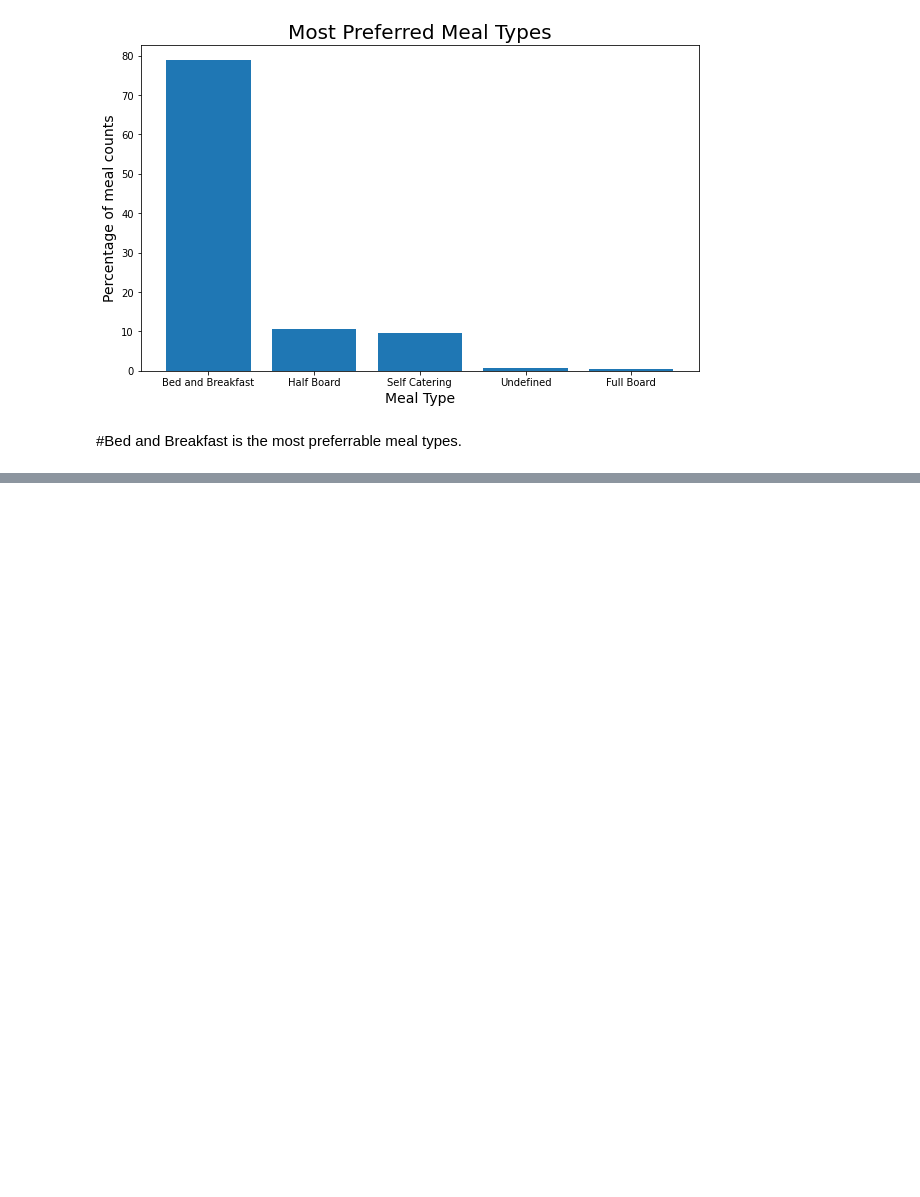
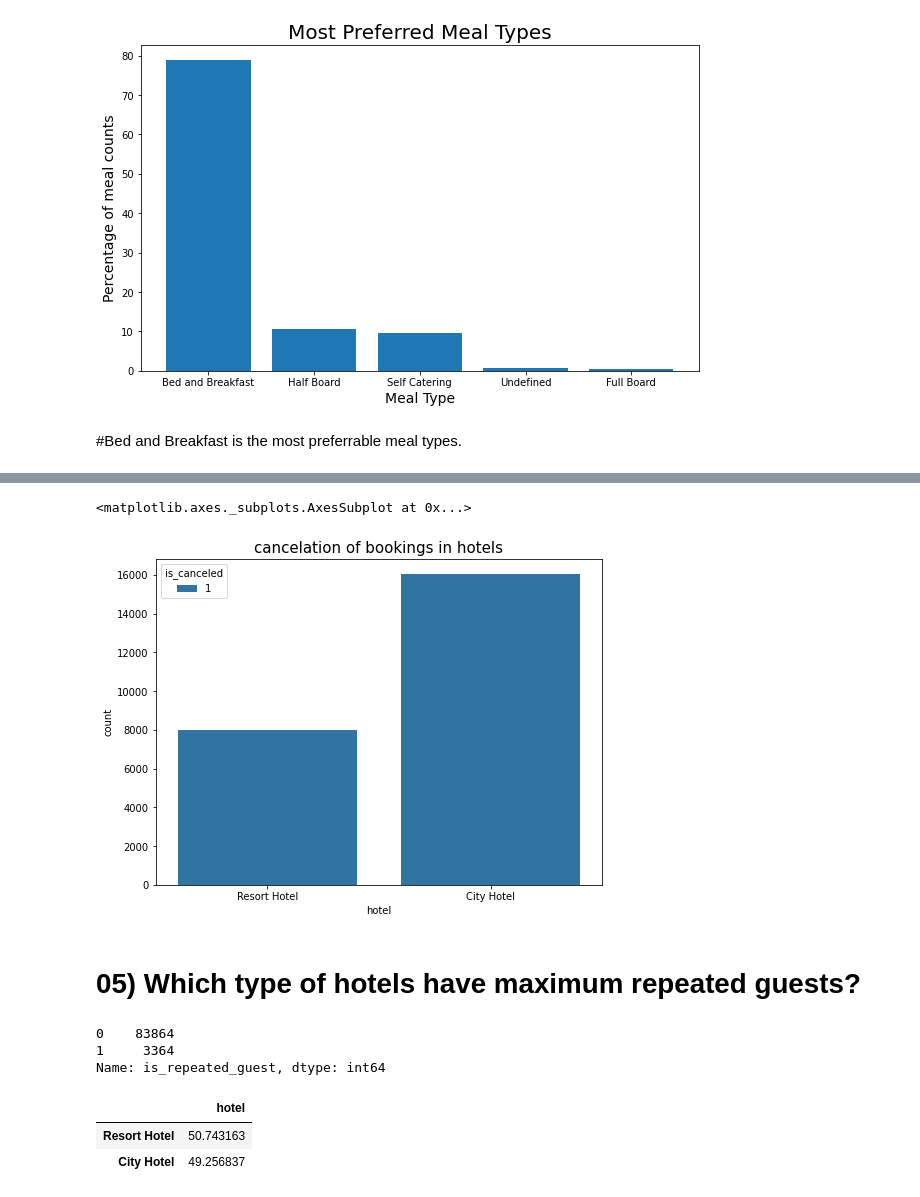
Before and after one commit to sahiljagtap11/Hotel_booking_analysis, a Jupyter notebook: SahilJ_commit_Copy_of_Final_Group_Hotel_Booking_Analysis_Capstone_Project.ipynb, the cells around one changed output, grey strips where cells are left out. Saved outputs shown, nothing was run; the diff lists cells and outputs as text; code cells hidden in the pictures; blank space fills up the shorter version.

```diff
--- a/SahilJ_commit_Copy_of_Final_Group_Hotel_Booking_Analysis_Capstone_Project.ipynb
+++ b/SahilJ_commit_Copy_of_Final_Group_Hotel_Booking_Analysis_Capstone_Project.ipynb
@@ -183,0 +232,27 @@ Text(0, 0.5, 'Percentage of meal counts')
+# %%
+canceled_df= hotel_data_raw.loc[hotel_data_raw['is_canceled']==1]
+canceled_df = pd.DataFrame(canceled_df)
+# %%
+fig = plt.gcf()
+fig.set_size_inches(8, 6)
+plt.title("cancelation of bookings in hotels", fontsize = 15)
+sns.countplot(x='hotel', data=canceled_df, hue ='is_canceled')
+# %% [output]
+<matplotlib.axes._subplots.AxesSubplot at 0x...>
+[figure, added]
+# %% [markdown]
+# 05)	Which type of hotels have maximum repeated guests?
+# %%
+hotel_data_raw['is_repeated_guest'].value_counts()
+# %% [output]
+0    83864
+1     3364
+Name: is_repeated_guest, dtype: int64
+# %%
+repeated_guest= hotel_data_raw.loc[hotel_data_raw['is_repeated_guest']==1,'hotel'].value_counts(normalize = True)*100
+repeated_guest = pd.DataFrame(repeated_guest,columns = ['hotel'])
+repeated_guest
+# %% [output]
+|  | hotel |
+| Resort Hotel | 50.743163 |
+| City Hotel | 49.256837 |
```
Also changed, not shown: parts of 9 cells of this notebook.
